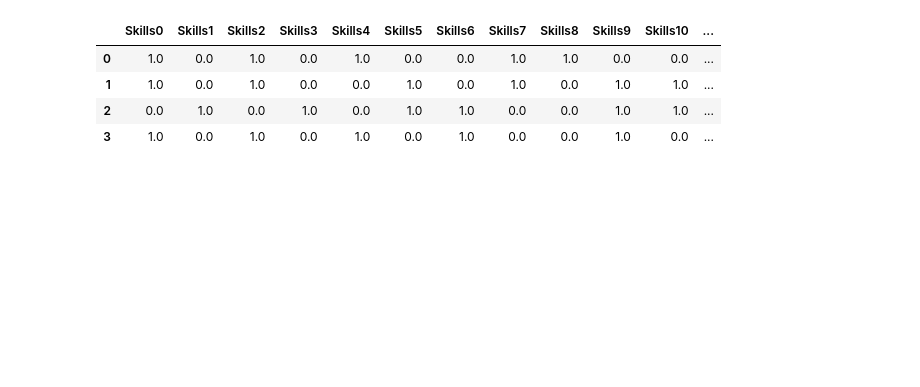
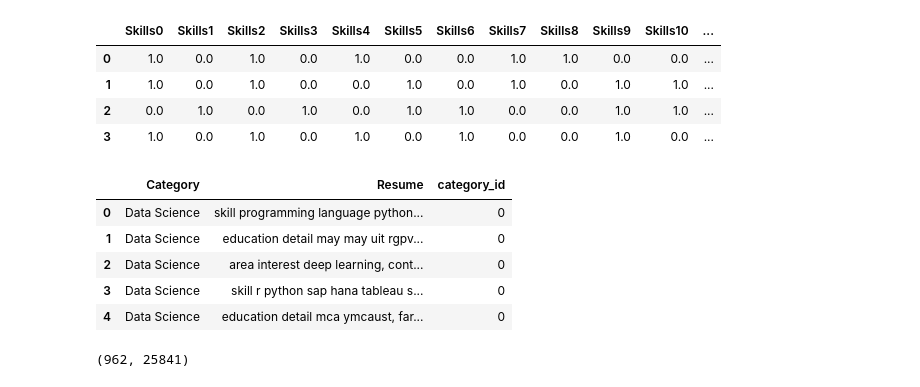
Before and after one commit to AJ-delaCruz/CMPE255, a Jupyter notebook: Resume.ipynb, the cells around one changed output. Cells and saved outputs as stored; diff of their text form; code cells hidden in the pictures; blank space fills up the shorter version.

Commit message:
Add files via upload
tf-idf to extract features

```diff
--- a/Resume.ipynb
+++ b/Resume.ipynb
@@ -151,3 +168,27 @@ newcols
 | 1 | 1.0 | 0.0 | 1.0 | 0.0 | 0.0 | 1.0 | 0.0 | 1.0 | 0.0 | 1.0 | 1.0 | ... |
 | 2 | 0.0 | 1.0 | 0.0 | 1.0 | 0.0 | 1.0 | 1.0 | 0.0 | 0.0 | 1.0 | 1.0 | ... |
 | 3 | 1.0 | 0.0 | 1.0 | 0.0 | 1.0 | 0.0 | 1.0 | 0.0 | 0.0 | 1.0 | 0.0 | ... |
+# %%
+df = resumes
+df['category_id'] = df['Category'].factorize()[0]
+category_id_df = df[['Category', 'category_id']].sort_values('category_id')
+category_to_id = dict(category_id_df.values)
+id_to_category = dict(category_id_df[['category_id', 'Category']].values)
+df.head()
+# %% [output]
+|  | Category | Resume | category_id |
+| 0 | Data Science | skill programming language python... | 0 |
+| 1 | Data Science | education detail may may uit rgpv... | 0 |
+| 2 | Data Science | area interest deep learning, cont... | 0 |
+| 3 | Data Science | skill r python sap hana tableau s... | 0 |
+| 4 | Data Science | education detail mca ymcaust, far... | 0 |
+# %%
+#tf-idf
+from sklearn.feature_extraction.text import TfidfVectorizer
+
+tfidf = TfidfVectorizer(sublinear_tf=True, min_df=5, norm='l2', encoding='latin-1', ngram_range=(1, 2), stop_words='english')
+features = tfidf.fit_transform(df.Resume).toarray()
+labels = df.category_id
+features.shape
+# %% [output]
+(962, 25841)
```
Also changed, not shown: parts of 5 cells of this notebook.
